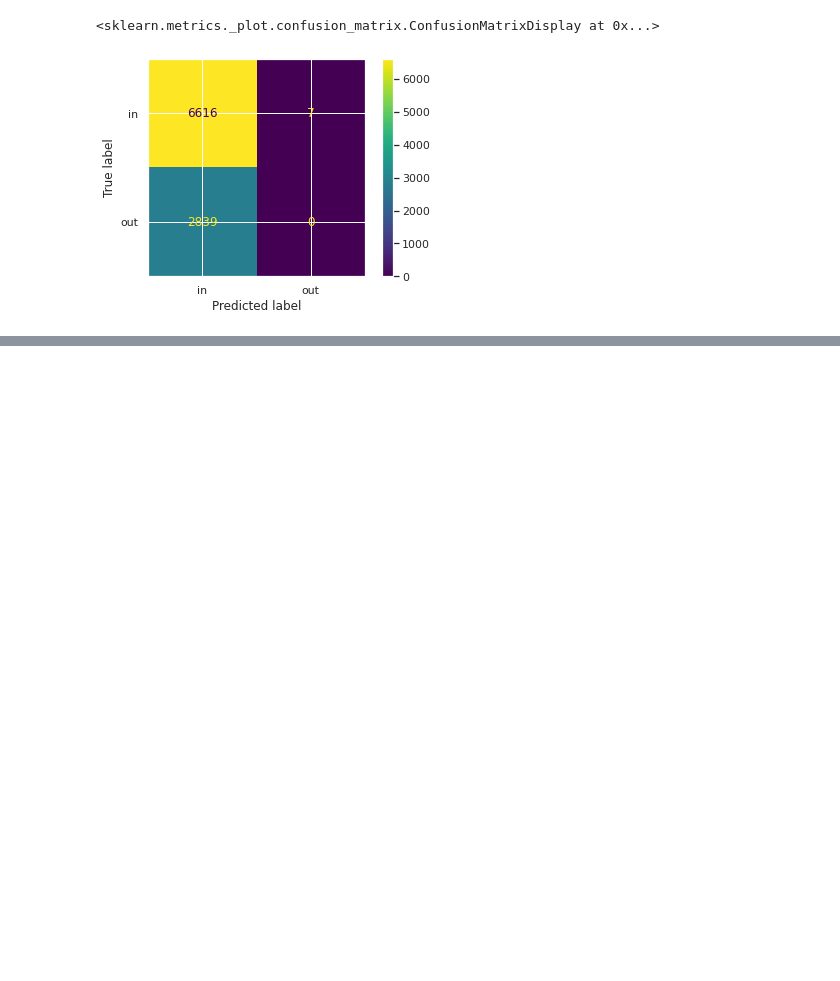
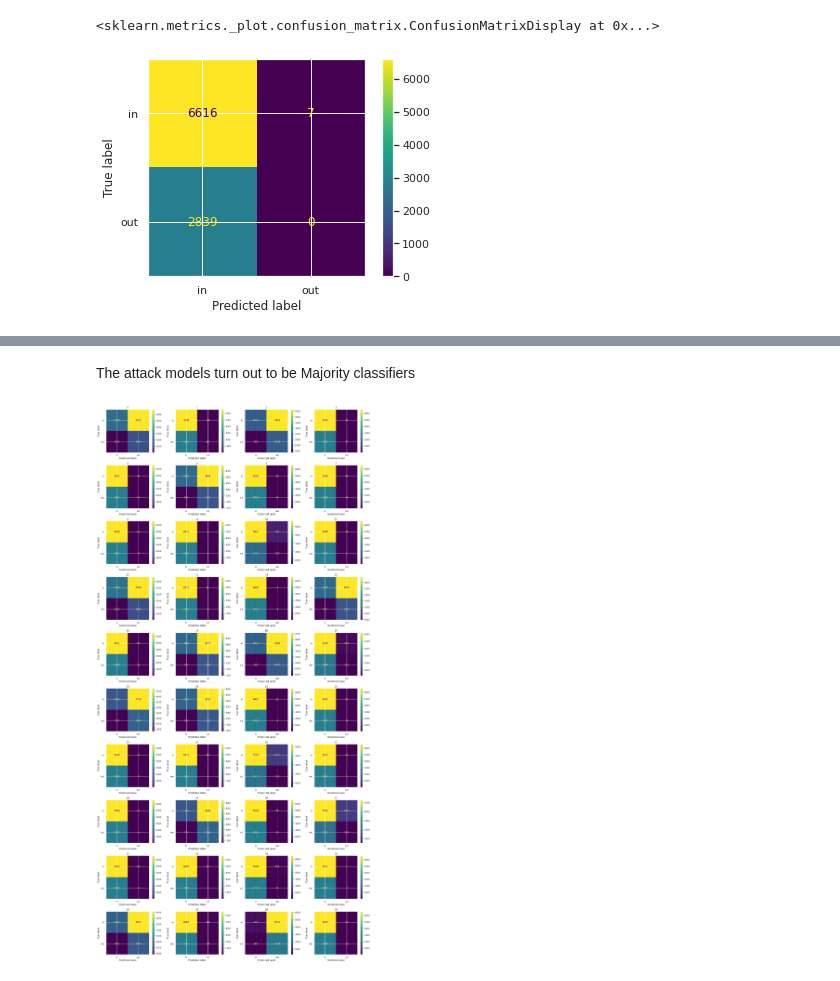
Before and after one commit to gerzin/mlem, a Jupyter notebook: notebooks/datasets/diva/BB_NO_CLUSTERING/ADA_ATTACK_RESULTS/AdaAttackAnalysisDiva.ipynb, the cells around one changed output, grey strips where cells are left out. Cells and saved outputs as stored; diff of their text form; code cells hidden in the pictures; blank space fills up the shorter version.

Commit message:
majority check

```diff
--- a/notebooks/datasets/diva/BB_NO_CLUSTERING/ADA_ATTACK_RESULTS/AdaAttackAnalysisDiva.ipynb
+++ b/notebooks/datasets/diva/BB_NO_CLUSTERING/ADA_ATTACK_RESULTS/AdaAttackAnalysisDiva.ipynb
@@ -289,0 +309,12 @@ ConfusionMatrixDisplay.from_predictions(INOUT_LAB[EVEN_MASK], INOUT[EVEN_MASK])
+# %%
+ATTACK_0, ATTACK_1 = [], []
+
+for index in range(len(x_test_clustered)):
+    atk0, atk1 = get_attack_mod(index, base_folder="/home/gerardozinno/Desktop/ExperimentsResult/ADA/DIVA/diva_results_noclust_5/gaussian/same")
+
+    ATTACK_0.append(atk0)
+    ATTACK_1.append(atk1)
+assert (len(ATTACK_0) == len(ATTACK_1)) and (len(ATTACK_0) == len(x_test_clustered))
+
+ensemble_0 = HardVotingClassifier(classifiers=ATTACK_0)
+ensemble_1 = HardVotingClassifier(classifiers=ATTACK_1)
@@ -289,0 +326,6 @@ ConfusionMatrixDisplay.from_predictions(INOUT_LAB[EVEN_MASK], INOUT[EVEN_MASK])
+# %%
+TRAIN_PREDICTIONS = black_box.predict_proba(x_train)
+TEST_PREDICTIONS  = black_box.predict_proba(x_test)
+# %%
+TRAIN_0, TRAIN_1 = split_probs_array(TRAIN_PREDICTIONS)
+TEST_0, TEST_1  = split_probs_array(TEST_PREDICTIONS)
@@ -289,0 +365,25 @@ ConfusionMatrixDisplay.from_predictions(INOUT_LAB[EVEN_MASK], INOUT[EVEN_MASK])
+# %% [markdown]
+The attack models turn out to be Majority classifiers
+# %%
+fig, axs = plt.subplots(nrows=10, ncols=4, figsize=(20, 40))
+axes = axs.ravel()
+for i, (a0, a1, ax) in enumerate(zip(ATTACK_0, ATTACK_1, axes)):
+    IN_0_ = a0.predict(TRAIN_0)
+    IN_1_ = a1.predict(TRAIN_1)
+    OUT_0_ = a0.predict(TEST_0)
+    OUT_1_ = a1.predict(TEST_1)
+    ##
+    INS_ = np.concatenate([IN_0_, IN_1_])
+    INS_LAB_ = np.array(["in"] * len(INS_))
+    OUTS_ = np.concatenate([OUT_0_, OUT_1_])
+    OUTS_LAB_ = np.array(["out"] * len(OUTS_))
+    ##
+    INOUT_ = np.concatenate([INS_, OUTS_])
+    INOUT_LAB_ = np.concatenate([INS_LAB_, OUTS_LAB_])
+    ##
+    ax.set_title(f"{i}")
+    ConfusionMatrixDisplay.from_predictions(INOUT_LAB_, INOUT_, ax=ax)
+
+plt.tight_layout()
+# %% [output]
+[figure, added]
```
Also changed, not shown: parts of 11 cells of this notebook, 3 other files.
